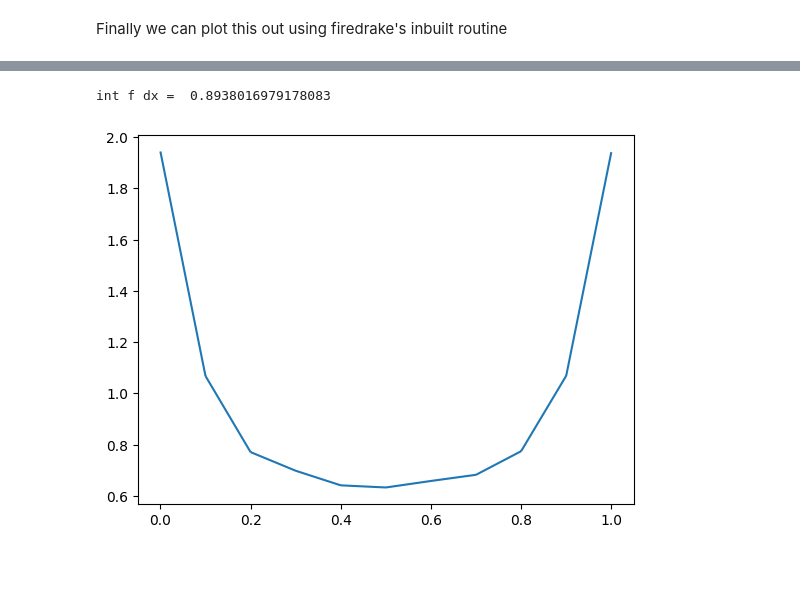
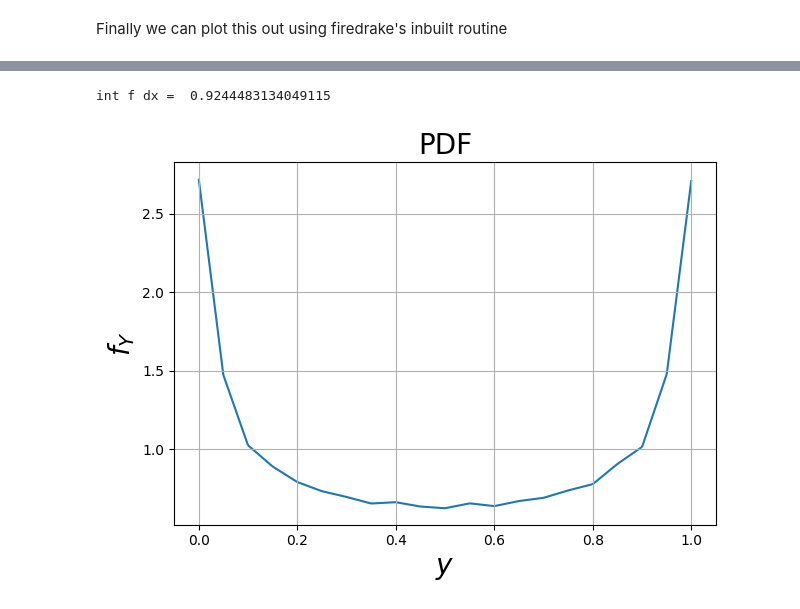
Before and after one commit to D-stratify/Numdf, a Jupyter notebook: Part1_CDF_and_PDF_Construction.ipynb, the cells around one changed output, grey strips where cells are left out. Cells and saved outputs as stored; diff of their text form; code cells hidden in the pictures; blank space fills up the shorter version.

```diff
--- a/Part1_CDF_and_PDF_Construction.ipynb
+++ b/Part1_CDF_and_PDF_Construction.ipynb
@@ -165,7 +147,7 @@ We begin by constructing a mesh for $\boldsymbol{x} \in \Omega$ which if 1D is a
 from firedrake import *
 
 # Construct the mesh
-Ny   = 10
+Ny   = 20
 m_x  = IntervalMesh(1,0,2*np.pi); cell_type = "interval";  # x-direction
 #m_x  = RectangleMesh(1,1,Lx=2*np.pi,Ly=2*np.pi, originX=0.0, originY=0.0); cell_type = "triangle";
 mesh = ExtrudedMesh(m_x, layers=Ny,layer_height=1./Ny,extrusion_type='uniform') # y-direction
@@ -245,8 +226,9 @@ V_F = FunctionSpace(mesh=m_y,family="DG",degree=1);
 F   = Function(V_F)
 
 # create new function y_Fs on function space V
+from firedrake.__future__ import interpolate
 y,  = SpatialCoordinate(m_y)
-y_Fs= interpolate(y,V_F) # Creates a function y in V_F
+y_Fs= assemble(interpolate(y,V_F)) # Creates a function y in V_F
 
 # Now we sort these in ascending order
 # This is because the DOFs for the extended mesh are in ascending order
@@ -266,12 +248,19 @@ int F dx =  0.9998789307575019
 Finally we can plot this out using firedrake's inbuilt routine
 # %%
 try:
-  import firedrake.pyplot as plt
+  from firedrake.pyplot import plot
+  import matplotlib.pyplot as plt
 except:
   warning("Matplotlib not imported")
 
 try:
-  Line2D = plt.plot(F,num_sample_points=150)
+  Line2D = plot(F,num_sample_points=150)
+  plt.title(r'CDF',fontsize=20)
+  plt.ylabel(r'$F_Y$',fontsize=20)
+  plt.xlabel(r'$y$',fontsize=20)
+  plt.tight_layout()
+  plt.grid()
+  plt.show()
 except Exception as e:
   warning("Cannot plot figure. Error msg: '%s'" % e)
 # %% [output]
@@ -305,26 +297,32 @@ where the terms on the left hand side correspond to the cell integral and the in
 # %%
 # Define a function space
 V_f = FunctionSpace(mesh=m_y,family="CG",degree=1);
 
 u = TrialFunction(V_f)
 v = TestFunction(V_f)
 #n = FacetNormal(m_y)
 
 # Define the variational forms for the previous equation
 a =  inner(u,v) * dx
 L = -inner(F,v.dx(0)) * dx  +  F*v*ds(2) - F*v*ds(1)
 
 
 f = Function(V_f)
 solve(a == L, f)
 File("PDF_Rayleigh_Benard.pvd").write(f)
 
 print('int f dx = ',assemble(f*dx),'\n')
 
 try:
-  Line2D = plt.plot(f,num_sample_points=150)
+  Line2D = plot(f,num_sample_points=150)
+  plt.title(r'PDF',fontsize=20)
+  plt.ylabel(r'$f_Y$',fontsize=20)
+  plt.xlabel(r'$y$',fontsize=20)
+  plt.tight_layout()
+  plt.grid()
+  plt.show()
 except Exception as e:
   warning("Cannot plot figure. Error msg: '%s'" % e)
 # %% [output]
-int f dx =  0.8938016979178083
+int f dx =  0.9244483134049115
-[figure, old version]
+[figure, new version]
```
Also changed, not shown: parts of 10 cells of this notebook, 4 other files.
